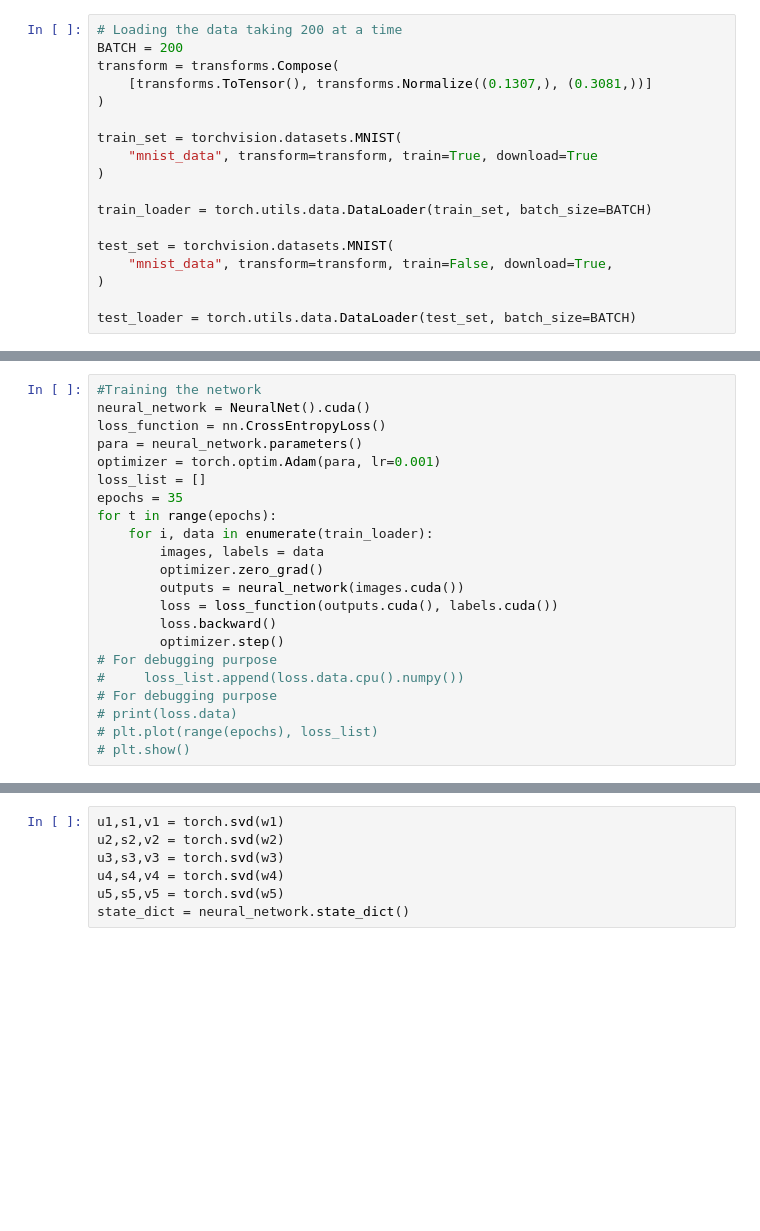
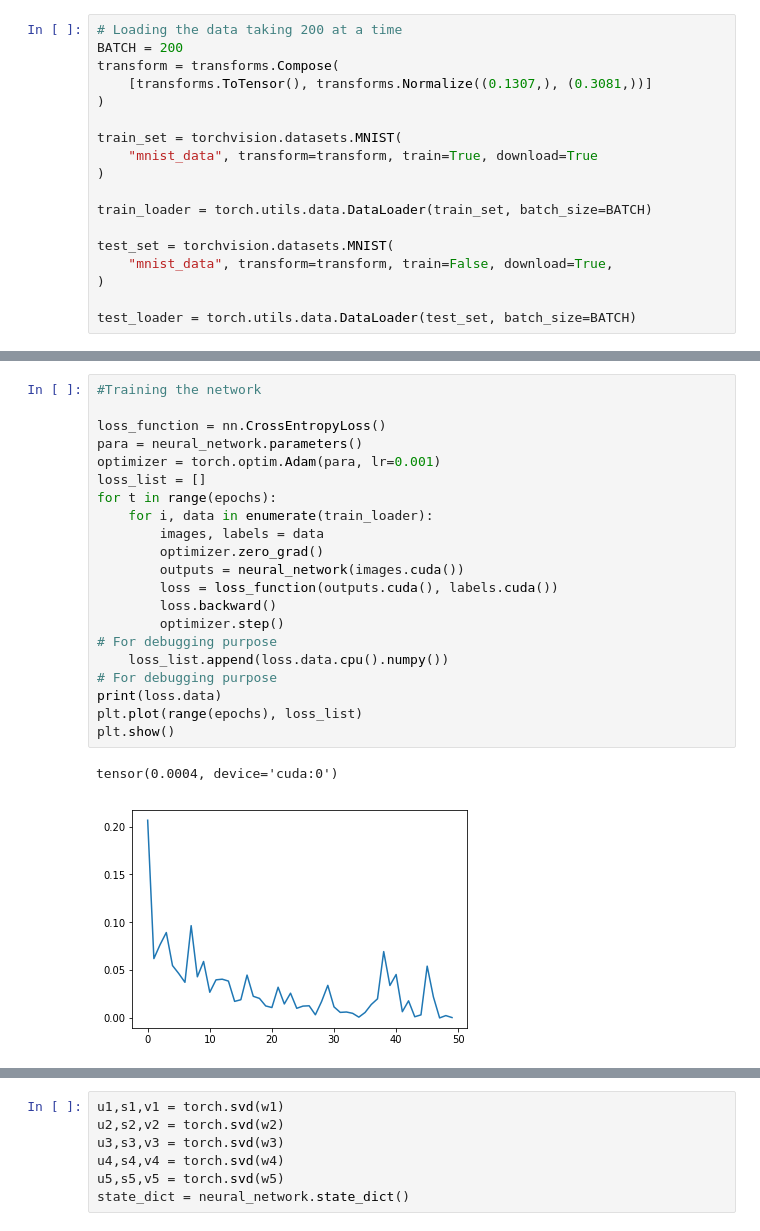
Before and after one commit to gurjaspalbedi/deep-learning, a Jupyter notebook: Assignment3/assignment3_part1.ipynb, the cells around one changed output, grey strips where cells are left out. Saved outputs shown, nothing was run; the diff lists cells and outputs as text; blank space fills up the shorter version.

```diff
--- a/Assignment3/assignment3_part1.ipynb
+++ b/Assignment3/assignment3_part1.ipynb
@@ -79,24 +99,26 @@ class NeuralNet(nn.Module):
 # %%
 #Training the network
-neural_network = NeuralNet().cuda()
+
 loss_function = nn.CrossEntropyLoss()
 para = neural_network.parameters()
 optimizer = torch.optim.Adam(para, lr=0.001)
 loss_list = []
-epochs = 35
 for t in range(epochs):
     for i, data in enumerate(train_loader):
         images, labels = data
         optimizer.zero_grad()
         outputs = neural_network(images.cuda())
         loss = loss_function(outputs.cuda(), labels.cuda())
         loss.backward()
         optimizer.step()
 # For debugging purpose
-#     loss_list.append(loss.data.cpu().numpy())
+    loss_list.append(loss.data.cpu().numpy())
 # For debugging purpose
-# print(loss.data)
-# plt.plot(range(epochs), loss_list)
-# plt.show()
+print(loss.data)
+plt.plot(range(epochs), loss_list)
+plt.show()
+# %% [output]
+tensor(0.0004, device='cuda:0')
+[figure, added]
 # %%
 # Testing the trained model
```
Also changed, not shown: parts of 14 cells of this notebook.
